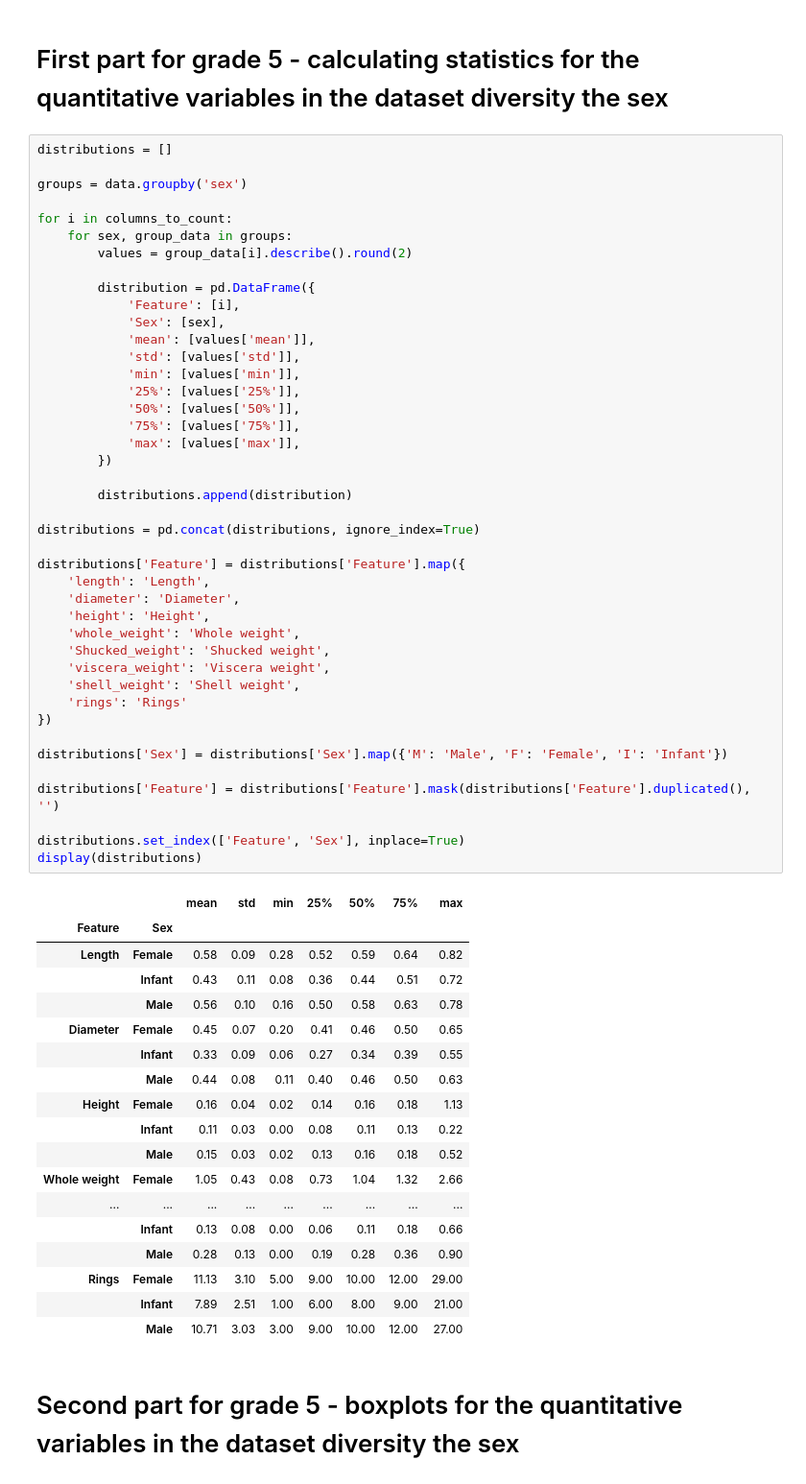
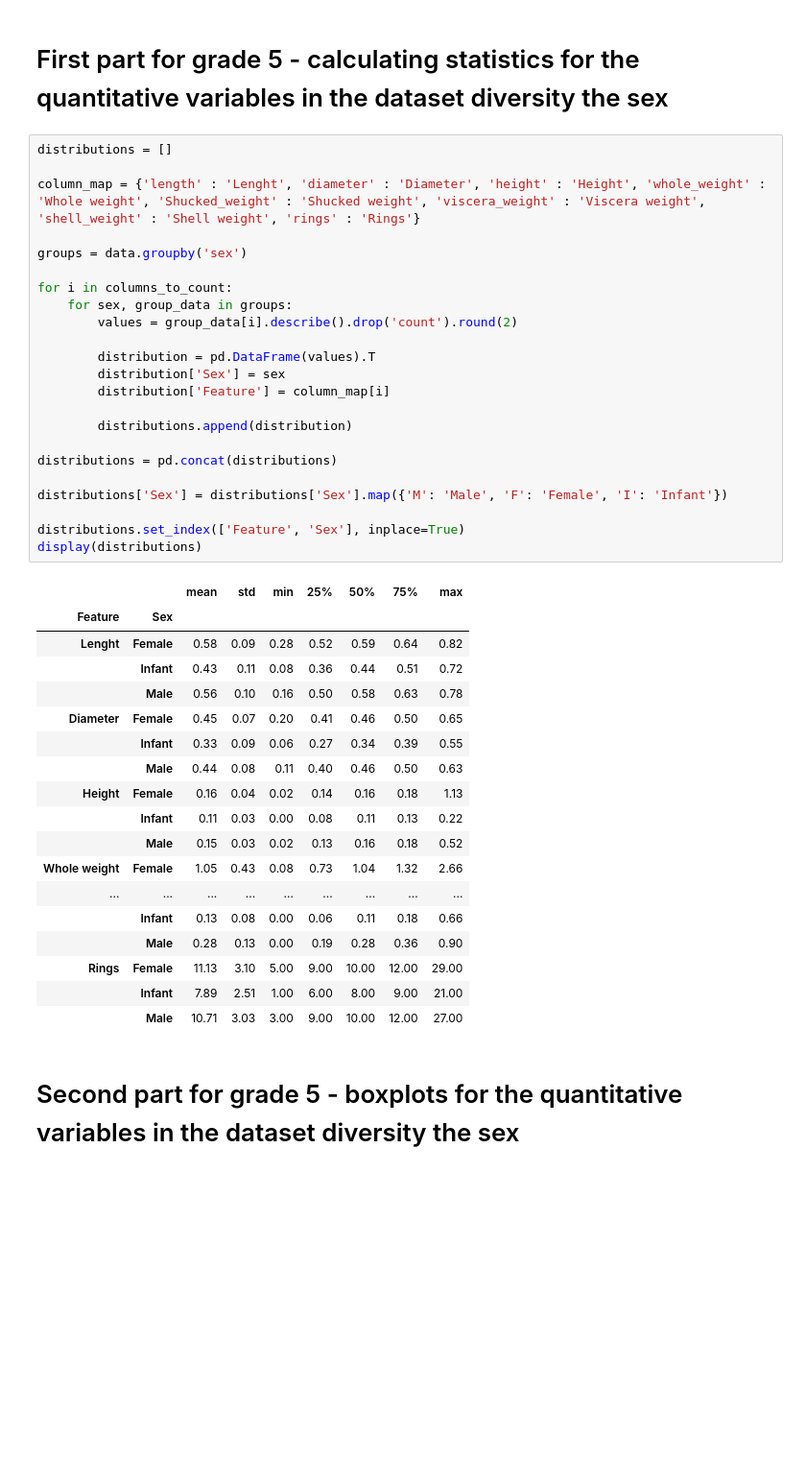
Before and after one commit to Pietras567/Python, a Jupyter notebook: Zadanie1/snails_analyze.ipynb, the cells around one changed output. Shown at 96% size. Saved outputs shown, nothing was run; the diff lists cells and outputs as text; blank space fills up the shorter version.

Commit message:
Poprawa korzystania z describe przy tabeli danych ilościowych, ale z podziałem na płeć

```diff
--- a/Zadanie1/snails_analyze.ipynb
+++ b/Zadanie1/snails_analyze.ipynb
@@ -225,50 +225,31 @@ plt.show()
 # First part for grade 5 - calculating statistics for the quantitative variables in the dataset diversity the sex
 # %%
 distributions = []
+
+column_map = {'length' : 'Lenght', 'diameter' : 'Diameter', 'height' : 'Height', 'whole_weight' : 'Whole weight', 'Shucked_weight' : 'Shucked weight', 'viscera_weight' : 'Viscera weight', 'shell_weight' : 'Shell weight', 'rings' : 'Rings'}
 
 groups = data.groupby('sex')
 
 for i in columns_to_count:
     for sex, group_data in groups:
-        values = group_data[i].describe().round(2)
+        values = group_data[i].describe().drop('count').round(2)
 
-        distribution = pd.DataFrame({
-            'Feature': [i],
-            'Sex': [sex],
-            'mean': [values['mean']],
-            'std': [values['std']],
-            'min': [values['min']],
-            '25%': [values['25%']],
-            '50%': [values['50%']],
-            '75%': [values['75%']],
-            'max': [values['max']],
-        })
+        distribution = pd.DataFrame(values).T
+        distribution['Sex'] = sex
+        distribution['Feature'] = column_map[i]
 
         distributions.append(distribution)
 
-distributions = pd.concat(distributions, ignore_index=True)
-
-distributions['Feature'] = distributions['Feature'].map({
-    'length': 'Length',
-    'diameter': 'Diameter',
-    'height': 'Height',
-    'whole_weight': 'Whole weight',
-    'Shucked_weight': 'Shucked weight',
-    'viscera_weight': 'Viscera weight',
-    'shell_weight': 'Shell weight',
-    'rings': 'Rings'
-})
+distributions = pd.concat(distributions)
 
 distributions['Sex'] = distributions['Sex'].map({'M': 'Male', 'F': 'Female', 'I': 'Infant'})
 
-distributions['Feature'] = distributions['Feature'].mask(distributions['Feature'].duplicated(), '')
-
 distributions.set_index(['Feature', 'Sex'], inplace=True)
 display(distributions)
 # %% [output]
 |  |  | mean | std | min | 25% | 50% | 75% | max |
 | Feature | Sex |  |  |  |  |  |  |  |
-| Length | Female | 0.58 | 0.09 | 0.28 | 0.52 | 0.59 | 0.64 | 0.82 |
+| Lenght | Female | 0.58 | 0.09 | 0.28 | 0.52 | 0.59 | 0.64 | 0.82 |
 |  | Infant | 0.43 | 0.11 | 0.08 | 0.36 | 0.44 | 0.51 | 0.72 |
 |  | Male | 0.56 | 0.10 | 0.16 | 0.50 | 0.58 | 0.63 | 0.78 |
 | Diameter | Female | 0.45 | 0.07 | 0.20 | 0.41 | 0.46 | 0.50 | 0.65 |
```
Also changed, not shown: parts of 1 cell of this notebook.
